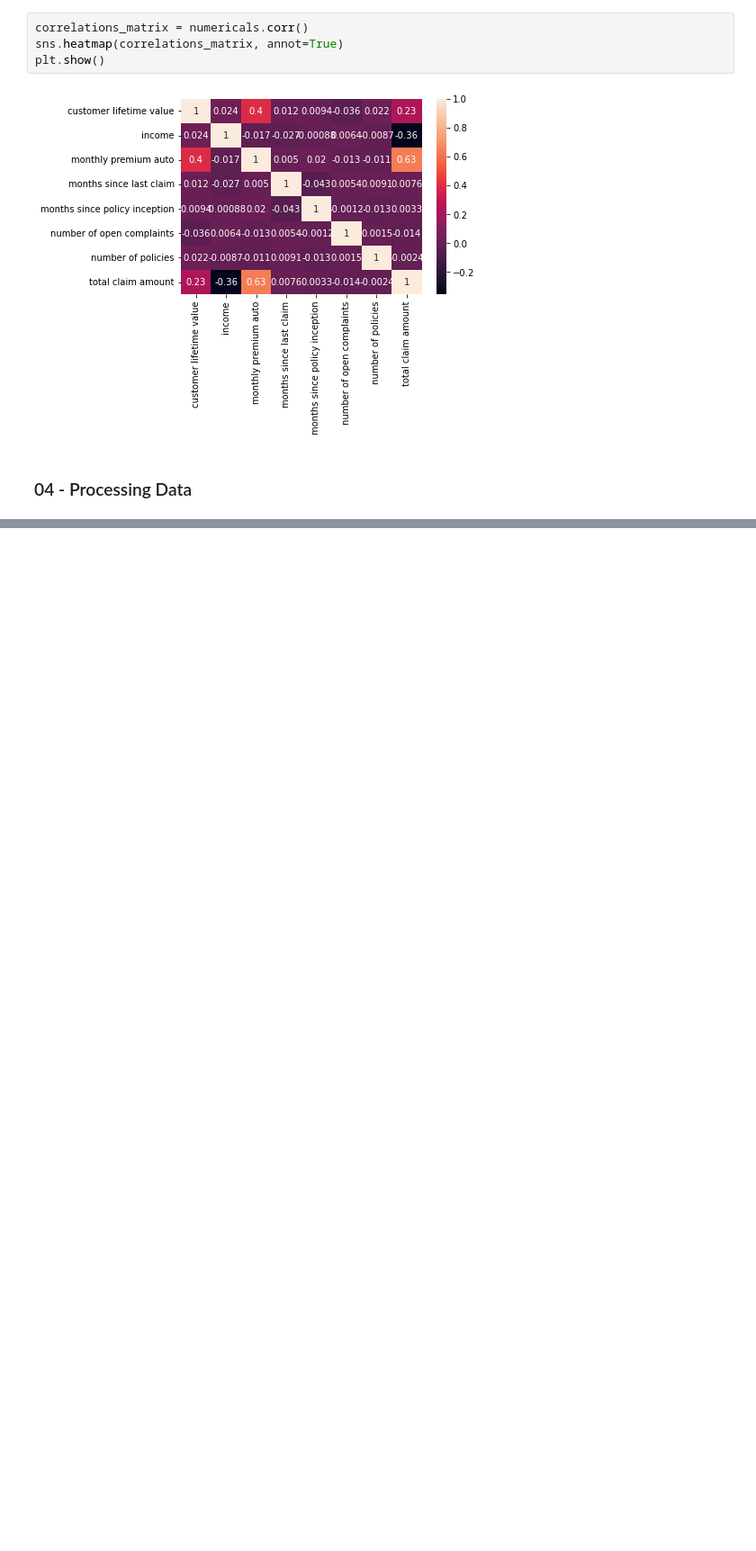
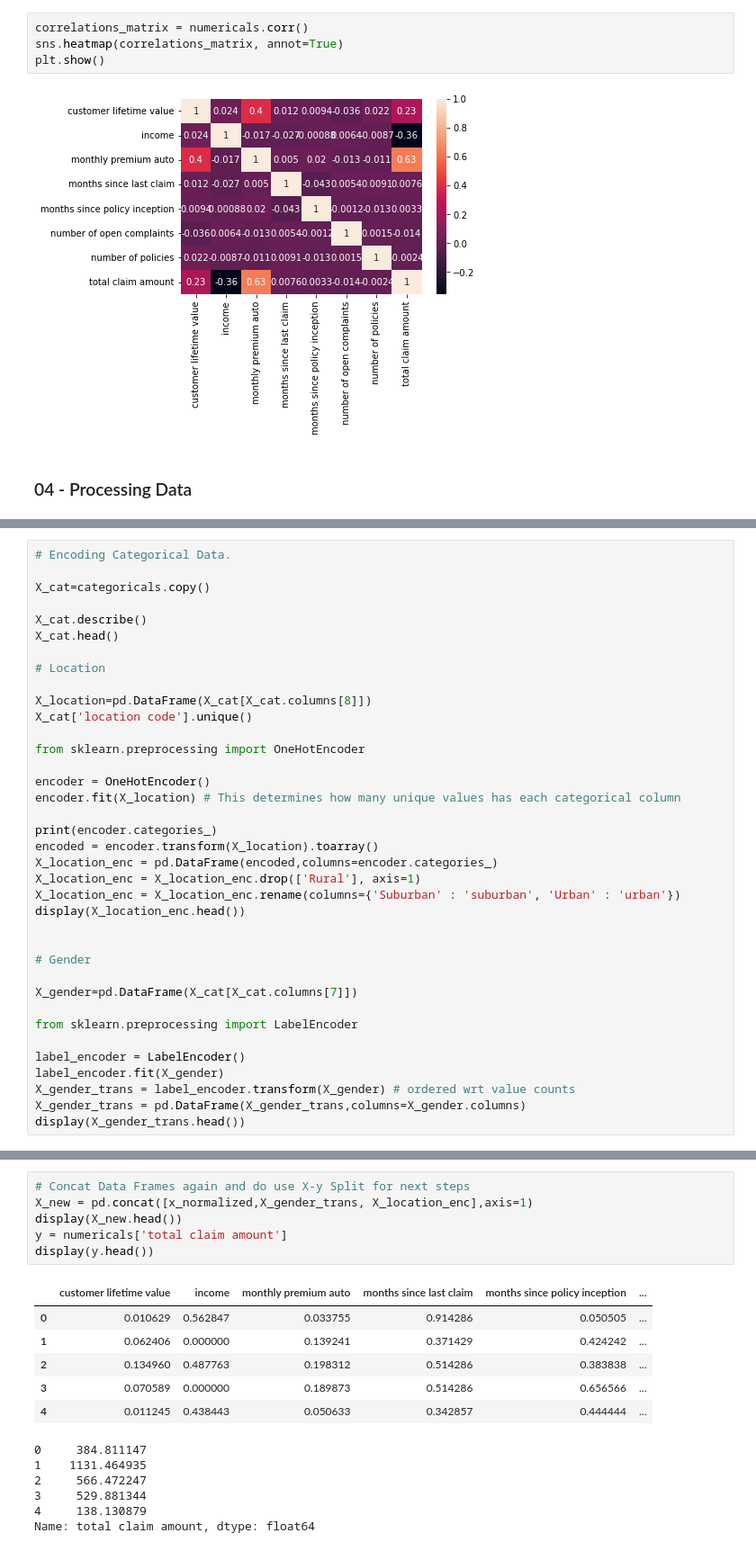
Before and after one commit to Rbrt05/lab-customer-analysis-final-round, a Jupyter notebook: Customer_Analysis_Final_RK.ipynb, the cells around one changed output, grey strips where cells are left out. Shown at 90% size. Cells and saved outputs as stored; diff of their text form; blank space fills up the shorter version.

```diff
--- a/Customer_Analysis_Final_RK.ipynb
+++ b/Customer_Analysis_Final_RK.ipynb
@@ -173,0 +268,37 @@ plt.show()
+# %%
+# Encoding Categorical Data.
+
+X_cat=categoricals.copy()
+
+X_cat.describe()
+X_cat.head()
+
+# Location
+
+X_location=pd.DataFrame(X_cat[X_cat.columns[8]])
+X_cat['location code'].unique()
+
+from sklearn.preprocessing import OneHotEncoder
+
+encoder = OneHotEncoder()
+encoder.fit(X_location) # This determines how many unique values has each categorical column
+
+print(encoder.categories_)
+encoded = encoder.transform(X_location).toarray()
+X_location_enc = pd.DataFrame(encoded,columns=encoder.categories_)
+X_location_enc = X_location_enc.drop(['Rural'], axis=1)
+X_location_enc = X_location_enc.rename(columns={'Suburban' : 'suburban', 'Urban' : 'urban'})
+display(X_location_enc.head())
+
+
+# Gender
+
+X_gender=pd.DataFrame(X_cat[X_cat.columns[7]])
+
+from sklearn.preprocessing import LabelEncoder
+
+label_encoder = LabelEncoder()
+label_encoder.fit(X_gender)
+X_gender_trans = label_encoder.transform(X_gender) # ordered wrt value counts
+X_gender_trans = pd.DataFrame(X_gender_trans,columns=X_gender.columns)
+display(X_gender_trans.head())
@@ -173,0 +319,19 @@ plt.show()
+# %%
+# Concat Data Frames again and do use X-y Split for next steps
+X_new = pd.concat([x_normalized,X_gender_trans, X_location_enc],axis=1)
+display(X_new.head())
+y = numericals['total claim amount']
+display(y.head())
+# %% [output]
+|  | customer lifetime value | income | monthly premium auto | months since last claim | months since policy inception | ... |
+| 0 | 0.010629 | 0.562847 | 0.033755 | 0.914286 | 0.050505 | ... |
+| 1 | 0.062406 | 0.000000 | 0.139241 | 0.371429 | 0.424242 | ... |
+| 2 | 0.134960 | 0.487763 | 0.198312 | 0.514286 | 0.383838 | ... |
+| 3 | 0.070589 | 0.000000 | 0.189873 | 0.514286 | 0.656566 | ... |
+| 4 | 0.011245 | 0.438443 | 0.050633 | 0.342857 | 0.444444 | ... |
+0     384.811147
+1    1131.464935
+2     566.472247
+3     529.881344
+4     138.130879
+Name: total claim amount, dtype: float64
```
Also changed, not shown: parts of 13 cells of this notebook.
